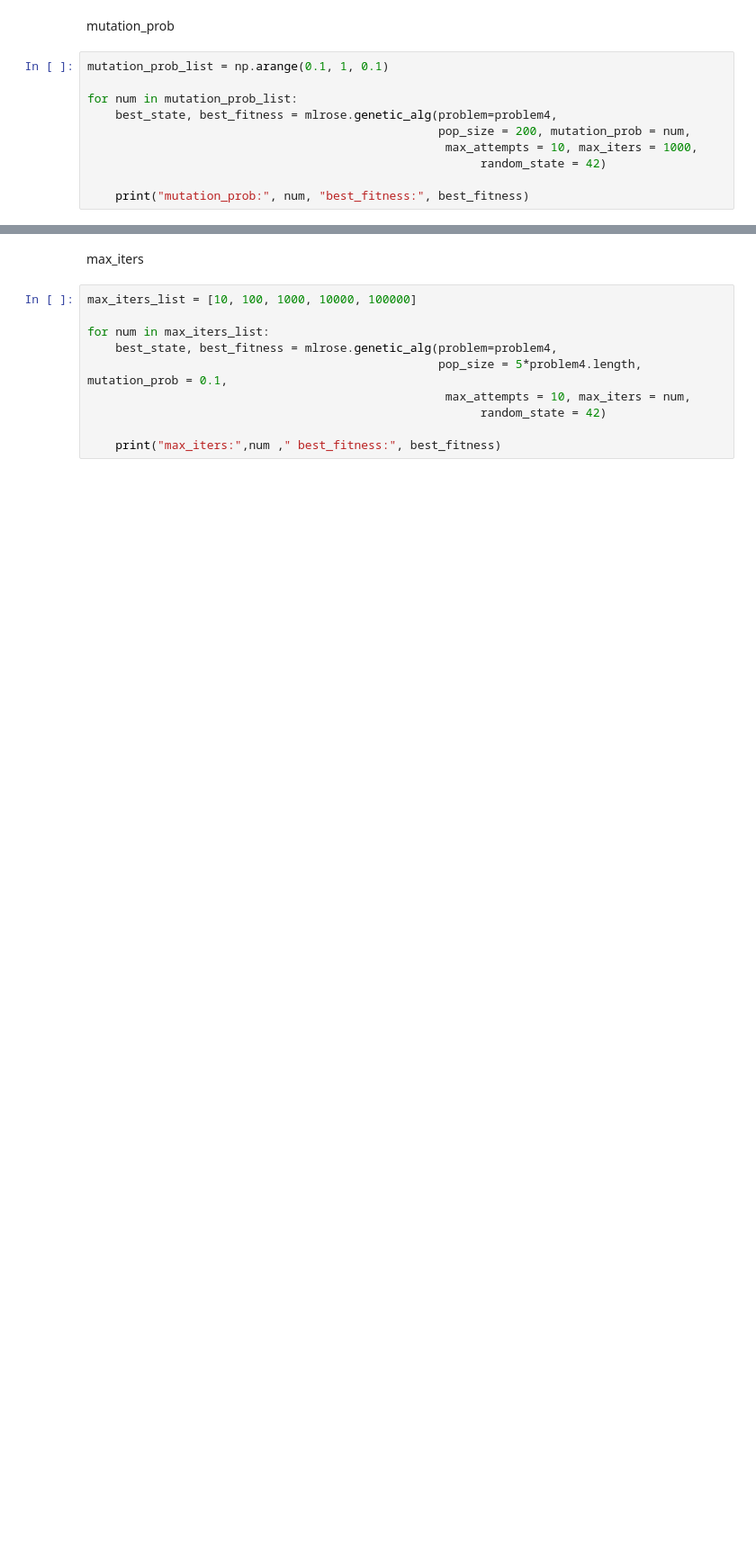
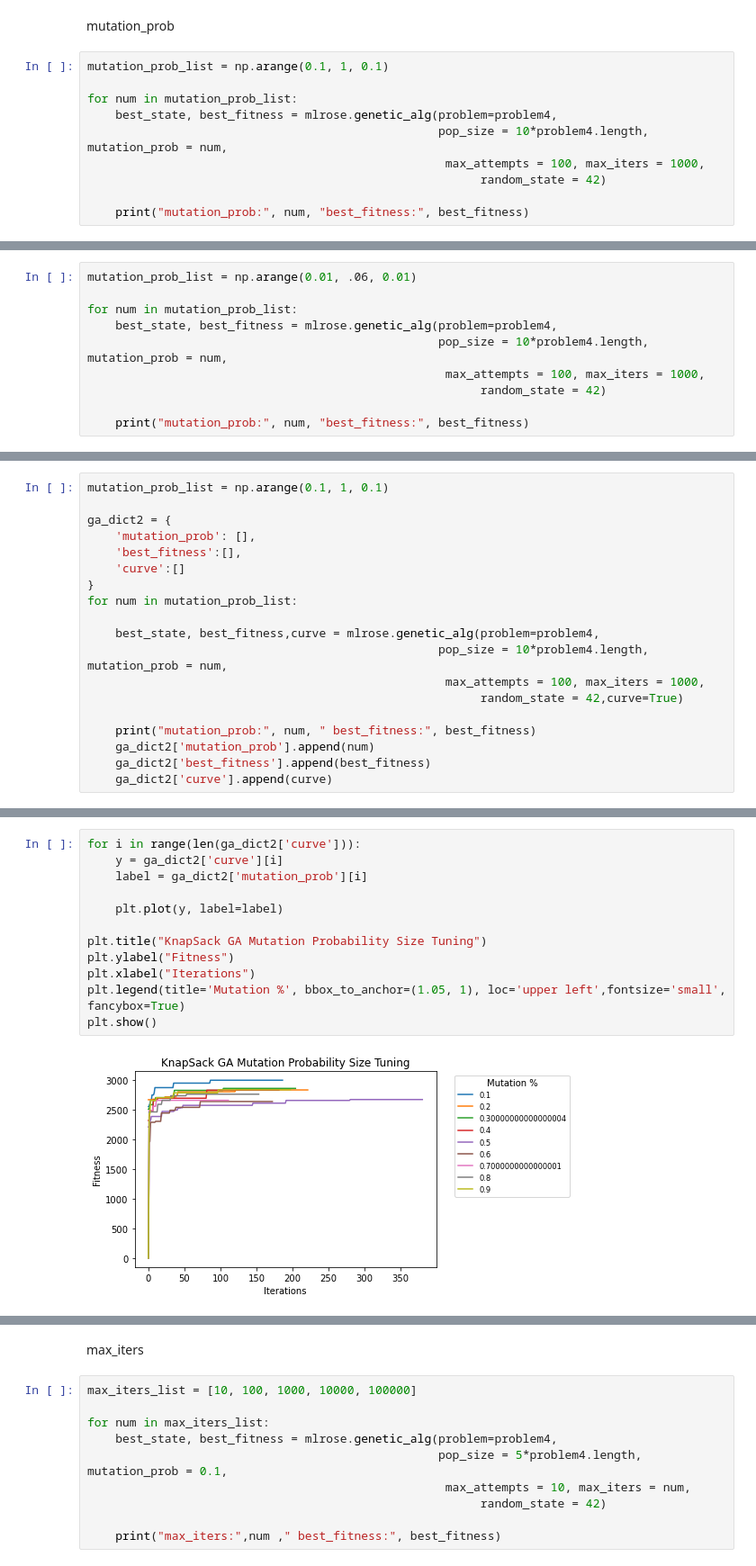
Before and after one commit to amandahutter/CS_7641, a Jupyter notebook: HW2/GT CS 7641 KnapSack.ipynb, the cells around one changed output, grey strips where cells are left out. Shown at 90% size. Cells and saved outputs as stored; diff of their text form; blank space fills up the shorter version.

```diff
--- a/HW2/GT CS 7641 KnapSack.ipynb
+++ b/HW2/GT CS 7641 KnapSack.ipynb
@@ -264,8 +312,8 @@ mutation_prob_list = np.arange(0.1, 1, 0.1)
 
 for num in mutation_prob_list:
     best_state, best_fitness = mlrose.genetic_alg(problem=problem4,
-                                                  pop_size = 200, mutation_prob = num,
-                                                   max_attempts = 10, max_iters = 1000,
+                                                  pop_size = 10*problem4.length, mutation_prob = num,
+                                                   max_attempts = 100, max_iters = 1000,
                                                         random_state = 42)
 
     print("mutation_prob:", num, "best_fitness:", best_fitness)
@@ -281,0 +352,10 @@ mutation_prob: 0.9 best_fitness: 58.0
+# %%
+mutation_prob_list = np.arange(0.01, .06, 0.01)
+
+for num in mutation_prob_list:
+    best_state, best_fitness = mlrose.genetic_alg(problem=problem4,
+                                                  pop_size = 10*problem4.length, mutation_prob = num,
+                                                   max_attempts = 100, max_iters = 1000,
+                                                        random_state = 42)
+
+    print("mutation_prob:", num, "best_fitness:", best_fitness)
@@ -281,0 +368,19 @@ mutation_prob: 0.9 best_fitness: 58.0
+# %%
+mutation_prob_list = np.arange(0.1, 1, 0.1)
+
+ga_dict2 = {
+    'mutation_prob': [],
+    'best_fitness':[],
+    'curve':[]
+}
+for num in mutation_prob_list:
+
+    best_state, best_fitness,curve = mlrose.genetic_alg(problem=problem4,
+                                                  pop_size = 10*problem4.length, mutation_prob = num,
+                                                   max_attempts = 100, max_iters = 1000,
+                                                        random_state = 42,curve=True)
+
+    print("mutation_prob:", num, " best_fitness:", best_fitness)
+    ga_dict2['mutation_prob'].append(num)
+    ga_dict2['best_fitness'].append(best_fitness)
+    ga_dict2['curve'].append(curve)
@@ -281,0 +397,14 @@ mutation_prob: 0.9 best_fitness: 58.0
+# %%
+for i in range(len(ga_dict2['curve'])):
+    y = ga_dict2['curve'][i]
+    label = ga_dict2['mutation_prob'][i]
+
+    plt.plot(y, label=label)
+
+plt.title("KnapSack GA Mutation Probability Size Tuning")
+plt.ylabel("Fitness")
+plt.xlabel("Iterations")
+plt.legend(title='Mutation %', bbox_to_anchor=(1.05, 1), loc='upper left',fontsize='small', fancybox=True)
+plt.show()
+# %% [output]
+[figure, added]
```
Also changed, not shown: parts of 25 cells of this notebook, 2 other files.
